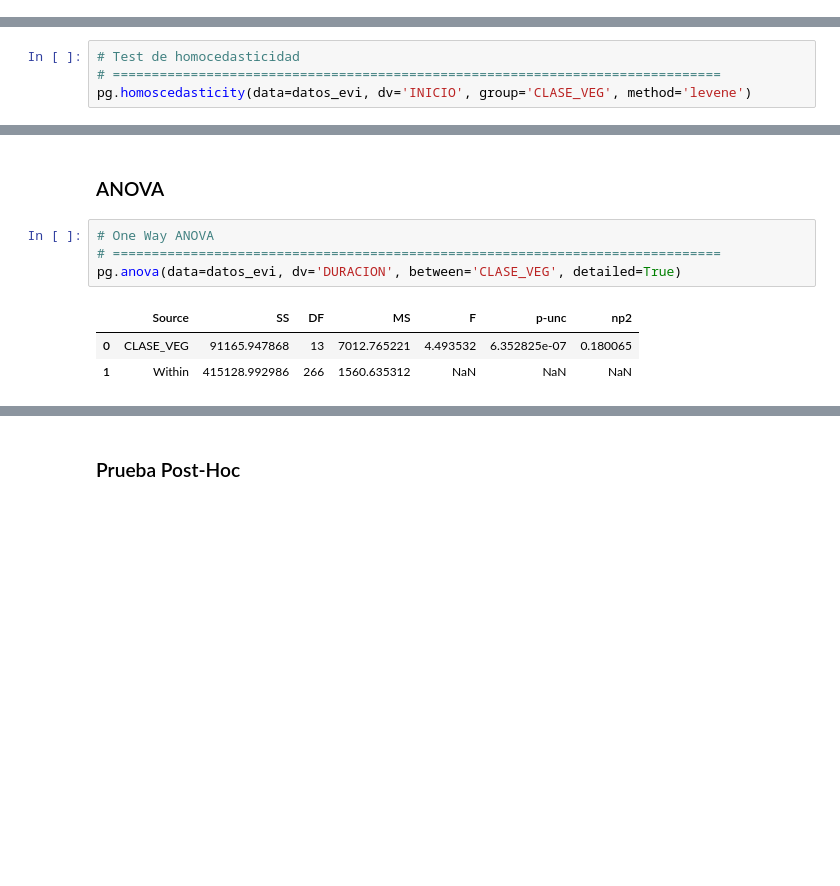
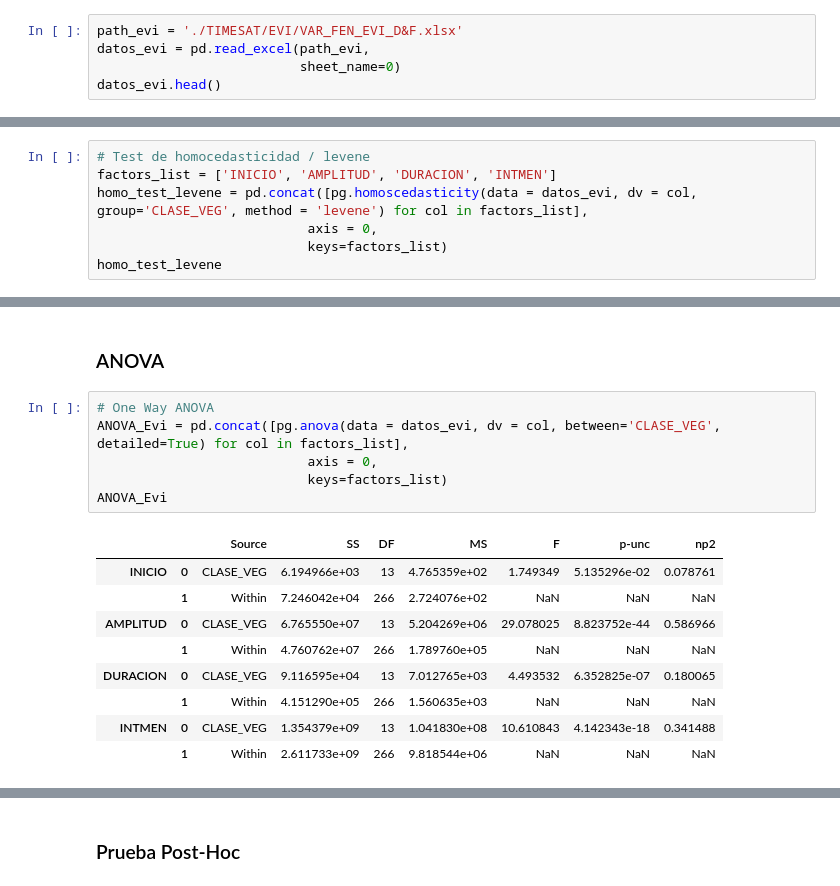
Before and after one commit to SamuelCortez2008/EDA_Estadistica, a Jupyter notebook: ANOVA_EDA.ipynb, the cells around one changed output, grey strips where cells are left out. Cells and saved outputs as stored; diff of their text form; blank space fills up the shorter version.

```diff
--- a/ANOVA_EDA.ipynb
+++ b/ANOVA_EDA.ipynb
@@ -28,0 +32,5 @@ datos_ndvi = pd.read_excel('/home/carlos/Documents/Maestria/materias/estadistica
+# %%
+path_evi = './TIMESAT/EVI/VAR_FEN_EVI_D&F.xlsx'
+datos_evi = pd.read_excel(path_evi,
+                          sheet_name=0)
+datos_evi.head()
@@ -321,5 +385,8 @@ datos_evi.head()
 # %%
-# Test de homocedasticidad
-# ==============================================================================
-pg.homoscedasticity(data=datos_evi, dv='INICIO', group='CLASE_VEG', method='levene')
+# Test de homocedasticidad / levene
+factors_list = ['INICIO', 'AMPLITUD', 'DURACION', 'INTMEN']
+homo_test_levene = pd.concat([pg.homoscedasticity(data = datos_evi, dv = col, group='CLASE_VEG', method = 'levene') for col in factors_list],
+                           axis = 0,
+                           keys=factors_list)
+homo_test_levene
 # %% [output]
@@ -344,9 +412,17 @@ pg.homoscedasticity(data=datos_evi, dv='INTMEN', group='CLASE_VEG', method='leve
 ### ANOVA
 # %%
 # One Way ANOVA
-# ==============================================================================
-pg.anova(data=datos_evi, dv='DURACION', between='CLASE_VEG', detailed=True)
+ANOVA_Evi = pd.concat([pg.anova(data = datos_evi, dv = col, between='CLASE_VEG', detailed=True) for col in factors_list],
+                           axis = 0,
+                           keys=factors_list)
+ANOVA_Evi
 # %% [output]
-|  | Source | SS | DF | MS | F | p-unc | np2 |
-| 0 | CLASE_VEG | 91165.947868 | 13 | 7012.765221 | 4.493532 | 6.352825e-07 | 0.180065 |
-| 1 | Within | 415128.992986 | 266 | 1560.635312 | NaN | NaN | NaN |
+|  |  | Source | SS | DF | MS | F | p-unc | np2 |
+| INICIO | 0 | CLASE_VEG | 6.194966e+03 | 13 | 4.765359e+02 | 1.749349 | 5.135296e-02 | 0.078761 |
+|  | 1 | Within | 7.246042e+04 | 266 | 2.724076e+02 | NaN | NaN | NaN |
+| AMPLITUD | 0 | CLASE_VEG | 6.765550e+07 | 13 | 5.204269e+06 | 29.078025 | 8.823752e-44 | 0.586966 |
+|  | 1 | Within | 4.760762e+07 | 266 | 1.789760e+05 | NaN | NaN | NaN |
+| DURACION | 0 | CLASE_VEG | 9.116595e+04 | 13 | 7.012765e+03 | 4.493532 | 6.352825e-07 | 0.180065 |
+|  | 1 | Within | 4.151290e+05 | 266 | 1.560635e+03 | NaN | NaN | NaN |
+| INTMEN | 0 | CLASE_VEG | 1.354379e+09 | 13 | 1.041830e+08 | 10.610843 | 4.142343e-18 | 0.341488 |
+|  | 1 | Within | 2.611733e+09 | 266 | 9.818544e+06 | NaN | NaN | NaN |
```
Also changed, not shown: parts of 94 cells of this notebook.
